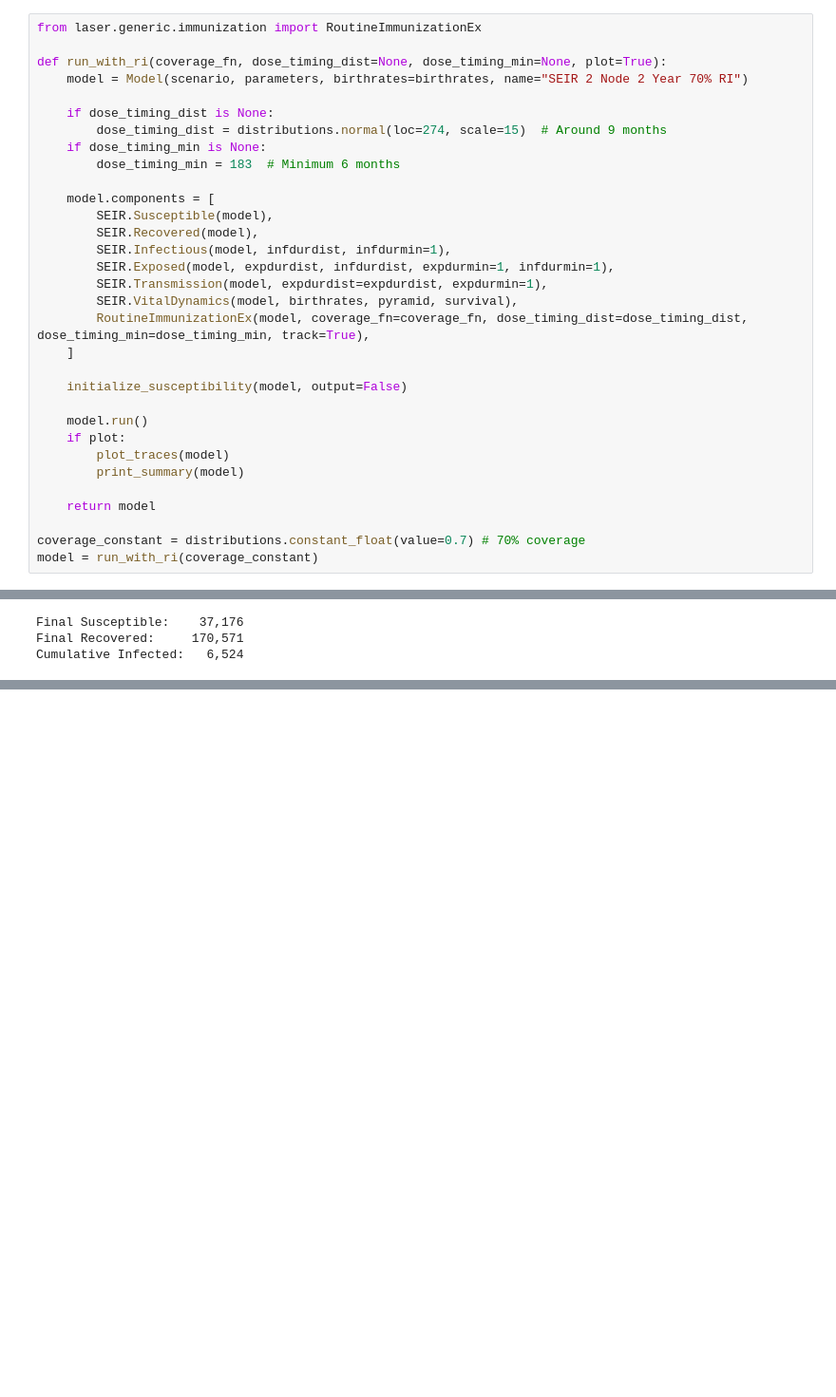
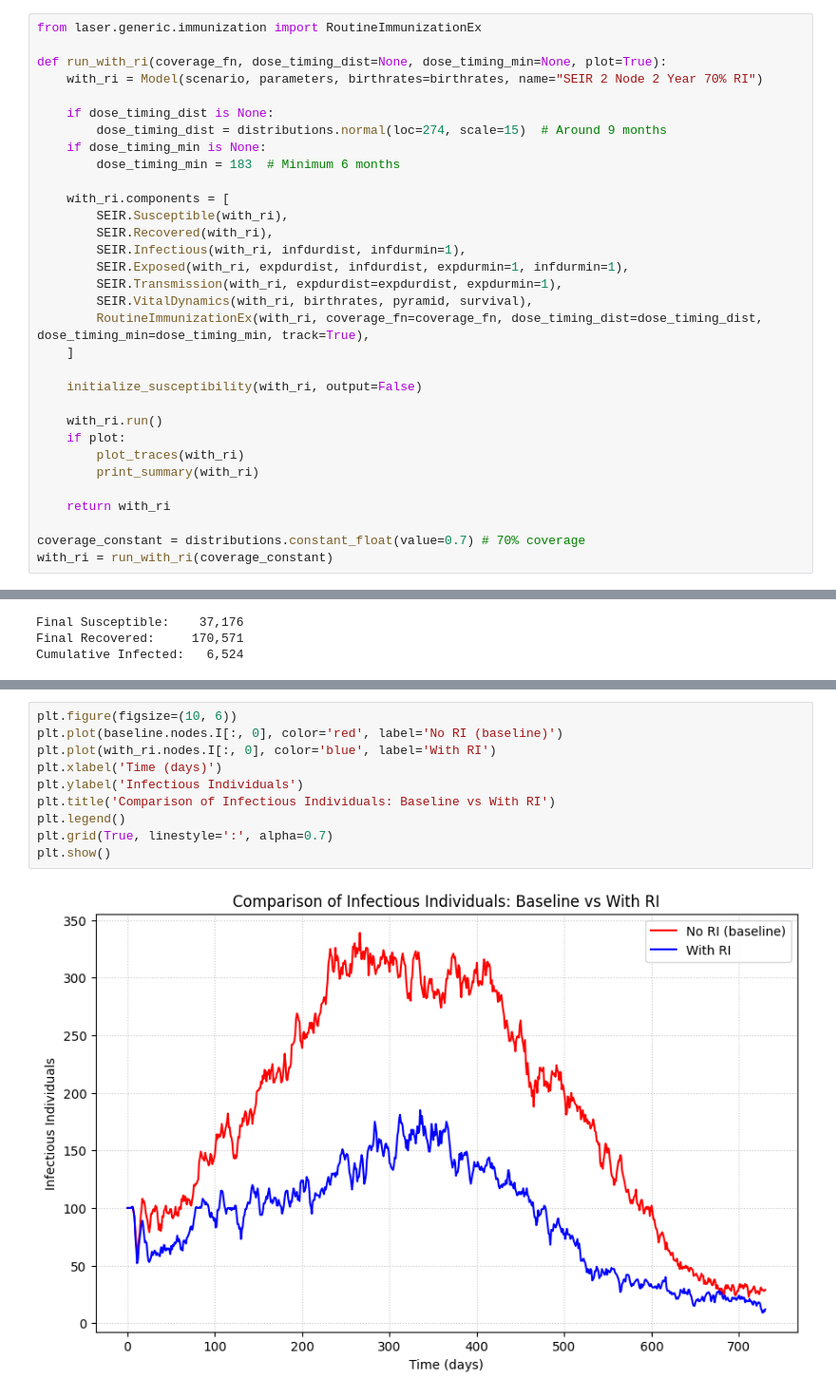
Before and after one commit to clorton/laser-generic, a Jupyter notebook: docs/tutorials/notebooks/ri_exploration.ipynb, the cells around one changed output, grey strips where cells are left out. Shown at 95% size. Drawn from its saved outputs; the diff is of its cells as text; blank space fills up the shorter version.

```diff
--- a/docs/tutorials/notebooks/ri_exploration.ipynb
+++ b/docs/tutorials/notebooks/ri_exploration.ipynb
@@ -151,34 +163,34 @@ Cumulative Infected:  13,461
 from laser.generic.immunization import RoutineImmunizationEx
 
 def run_with_ri(coverage_fn, dose_timing_dist=None, dose_timing_min=None, plot=True):
-    model = Model(scenario, parameters, birthrates=birthrates, name="SEIR 2 Node 2 Year 70% RI")
+    with_ri = Model(scenario, parameters, birthrates=birthrates, name="SEIR 2 Node 2 Year 70% RI")
 
     if dose_timing_dist is None:
         dose_timing_dist = distributions.normal(loc=274, scale=15)  # Around 9 months
     if dose_timing_min is None:
         dose_timing_min = 183  # Minimum 6 months
 
-    model.components = [
-        SEIR.Susceptible(model),
-        SEIR.Recovered(model),
-        SEIR.Infectious(model, infdurdist, infdurmin=1),
-        SEIR.Exposed(model, expdurdist, infdurdist, expdurmin=1, infdurmin=1),
-        SEIR.Transmission(model, expdurdist=expdurdist, expdurmin=1),
-        SEIR.VitalDynamics(model, birthrates, pyramid, survival),
-        RoutineImmunizationEx(model, coverage_fn=coverage_fn, dose_timing_dist=dose_timing_dist, dose_timing_min=dose_timing_min, track=True),
+    with_ri.components = [
+        SEIR.Susceptible(with_ri),
+        SEIR.Recovered(with_ri),
+        SEIR.Infectious(with_ri, infdurdist, infdurmin=1),
+        SEIR.Exposed(with_ri, expdurdist, infdurdist, expdurmin=1, infdurmin=1),
+        SEIR.Transmission(with_ri, expdurdist=expdurdist, expdurmin=1),
+        SEIR.VitalDynamics(with_ri, birthrates, pyramid, survival),
+        RoutineImmunizationEx(with_ri, coverage_fn=coverage_fn, dose_timing_dist=dose_timing_dist, dose_timing_min=dose_timing_min, track=True),
     ]
 
-    initialize_susceptibility(model, output=False)
+    initialize_susceptibility(with_ri, output=False)
 
-    model.run()
+    with_ri.run()
     if plot:
-        plot_traces(model)
-        print_summary(model)
+        plot_traces(with_ri)
+        print_summary(with_ri)
 
-    return model
+    return with_ri
 
 coverage_constant = distributions.constant_float(value=0.7) # 70% coverage
-model = run_with_ri(coverage_constant)
+with_ri = run_with_ri(coverage_constant)
 # %% [output]
 [figure]
 Final Susceptible:    37,176
@@ -186,0 +201,12 @@ Cumulative Infected:   6,524
+# %%
+plt.figure(figsize=(10, 6))
+plt.plot(baseline.nodes.I[:, 0], color='red', label='No RI (baseline)')
+plt.plot(with_ri.nodes.I[:, 0], color='blue', label='With RI')
+plt.xlabel('Time (days)')
+plt.ylabel('Infectious Individuals')
+plt.title('Comparison of Infectious Individuals: Baseline vs With RI')
+plt.legend()
+plt.grid(True, linestyle=':', alpha=0.7)
+plt.show()
+# %% [output]
+[figure, added]
```
Also changed, not shown: parts of 7 cells of this notebook.
